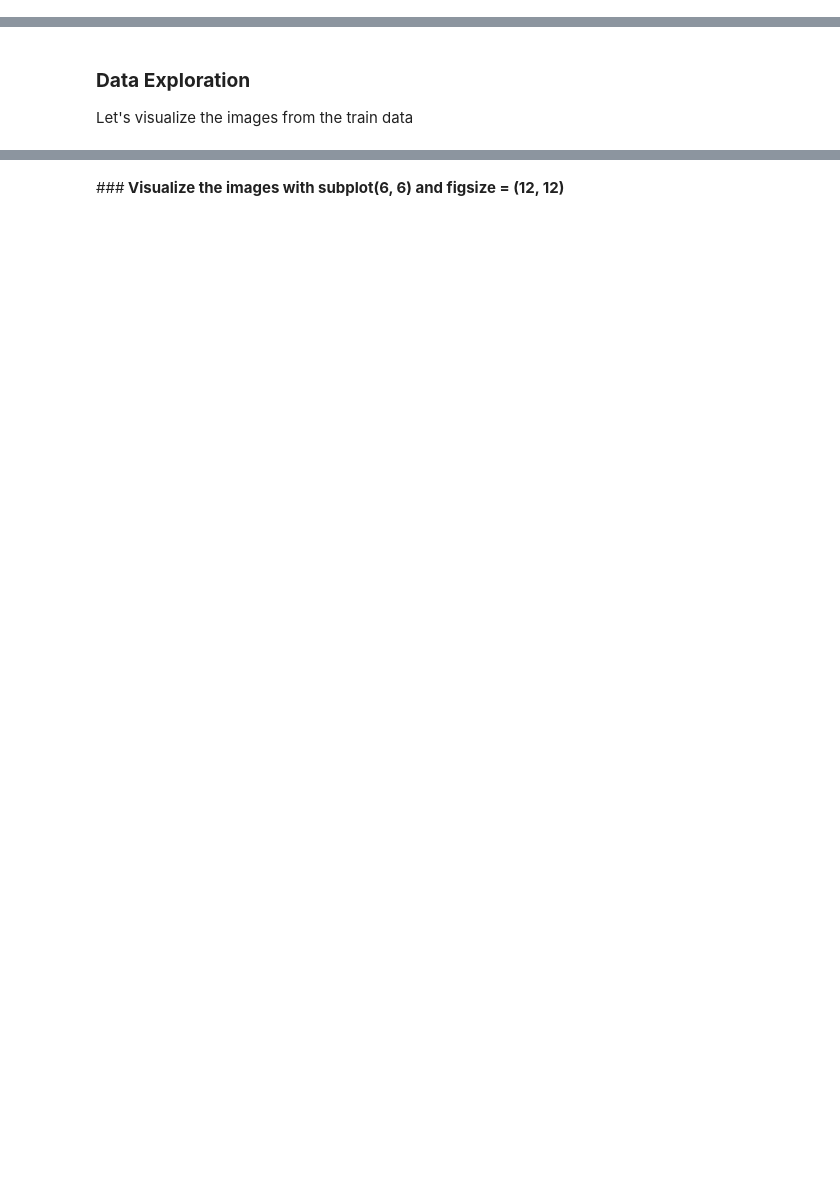
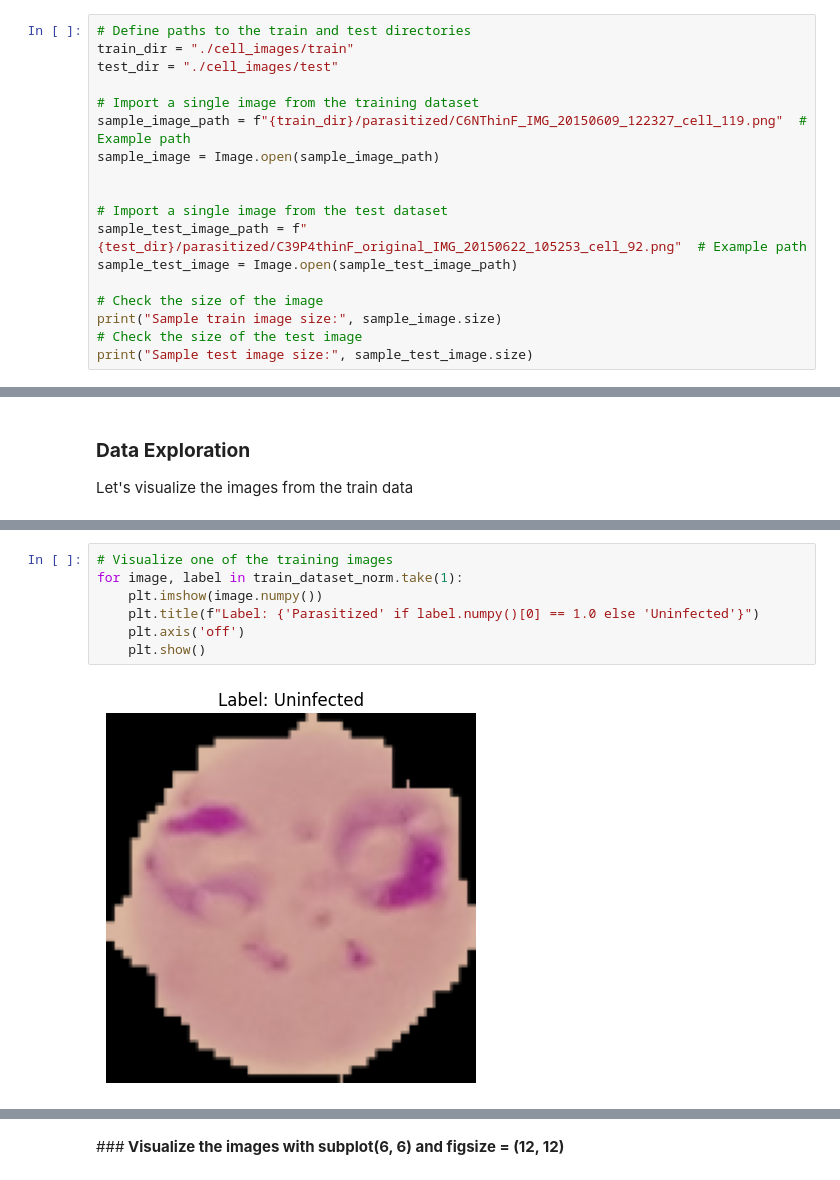
Before and after one commit to rowan-dauria/MIT-ADSP-Capstone-Project, a Jupyter notebook: Reference_Notebook_Malaria_Detection_Full_Code.ipynb, the cells around one changed output, grey strips where cells are left out. Saved outputs shown, nothing was run; the diff lists cells and outputs as text; blank space fills up the shorter version.

```diff
--- a/Reference_Notebook_Malaria_Detection_Full_Code.ipynb
+++ b/Reference_Notebook_Malaria_Detection_Full_Code.ipynb
@@ -23,3 +41,21 @@ There are a total of 24,958 train and 2,600 test images (colored) that we have t
 # %% [markdown]
 **Note:**
 - You must download the dataset from the link provided on Olympus and upload the same to your Google Drive. Then unzip the folder.
+# %%
+# Define paths to the train and test directories
+train_dir = "./cell_images/train"
+test_dir = "./cell_images/test"
+
+# Import a single image from the training dataset
+sample_image_path = f"{train_dir}/parasitized/C6NThinF_IMG_20150609_122327_cell_119.png"  # Example path
+sample_image = Image.open(sample_image_path)
+
+
+# Import a single image from the test dataset
+sample_test_image_path = f"{test_dir}/parasitized/C39P4thinF_original_IMG_20150622_105253_cell_92.png"  # Example path
+sample_test_image = Image.open(sample_test_image_path)
+
+# Check the size of the image
+print("Sample train image size:", sample_image.size)
+# Check the size of the test image
+print("Sample test image size:", sample_test_image.size)
@@ -56,0 +257,9 @@ Let's visualize the images from the train data
+# %%
+# Visualize one of the training images
+for image, label in train_dataset_norm.take(1):
+    plt.imshow(image.numpy())
+    plt.title(f"Label: {'Parasitized' if label.numpy()[0] == 1.0 else 'Uninfected'}")
+    plt.axis('off')
+    plt.show()
+# %% [output]
+[figure, added]
```
Also changed, not shown: parts of 34 cells of this notebook, 2 other files.
